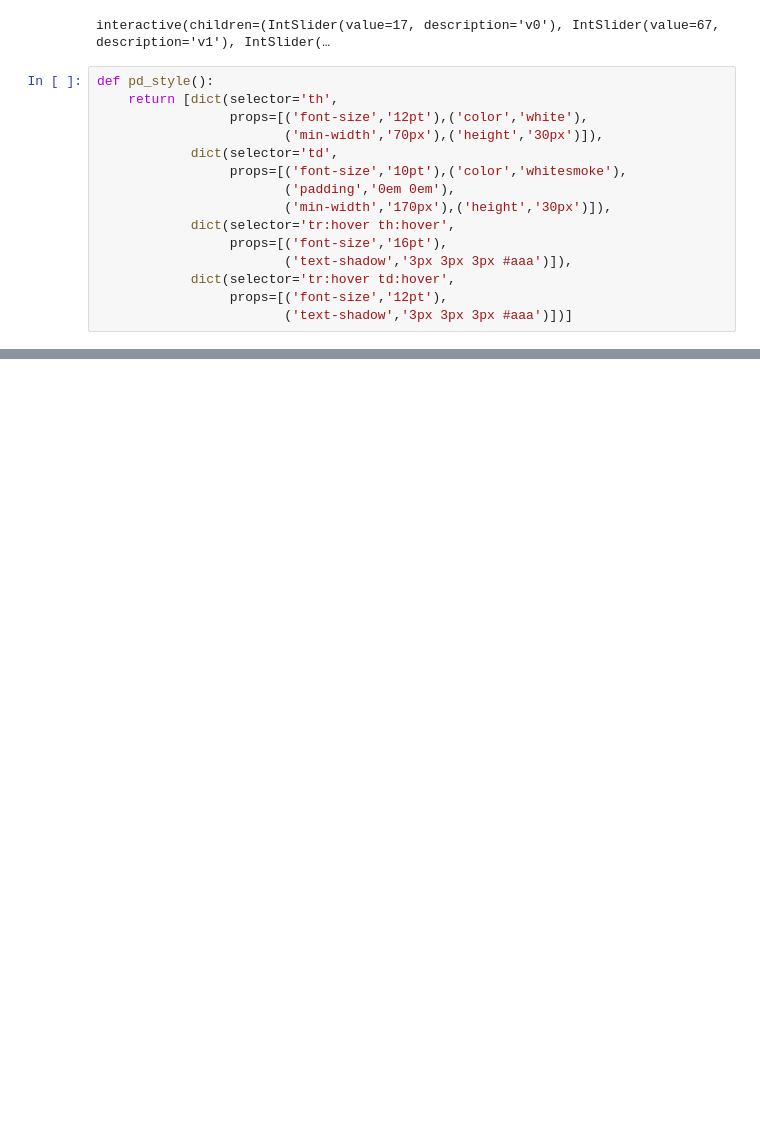
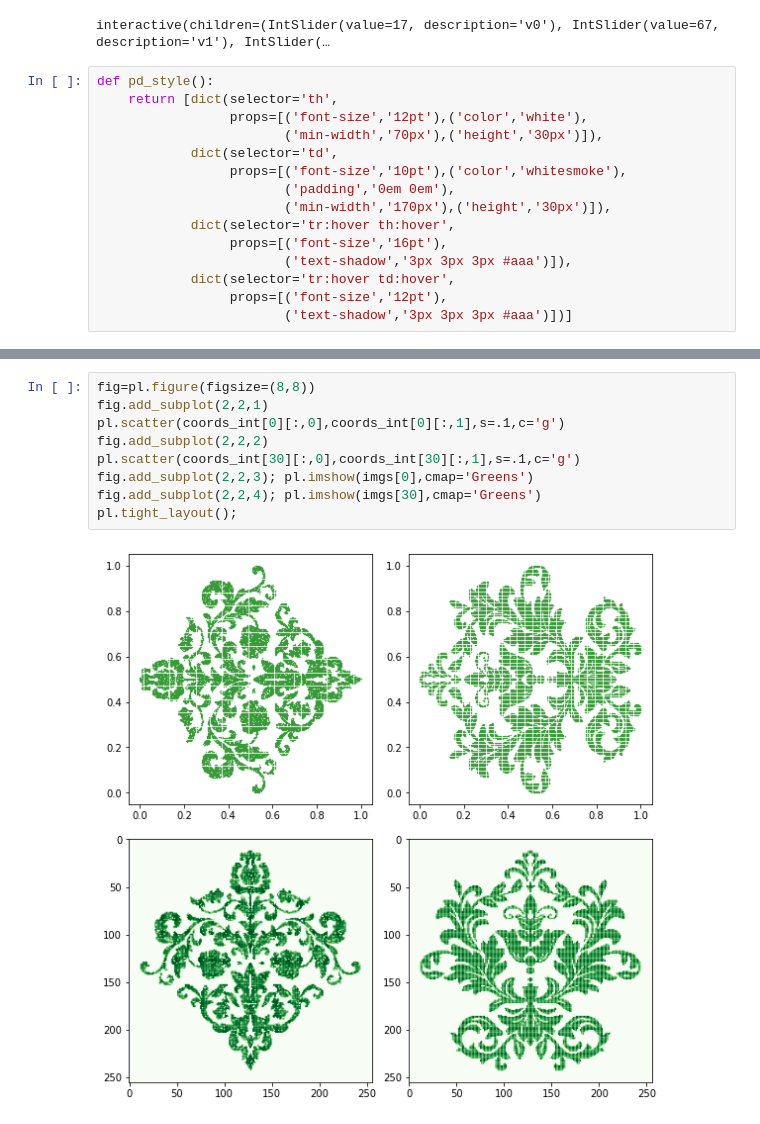
Before and after one commit to OlgaBelitskaya/colab_notebooks, a Jupyter notebook: advanced_outputs.ipynb, the cells around one changed output, grey strips where cells are left out. Drawn from its saved outputs; the diff is of its cells as text; blank space fills up the shorter version.

```diff
--- a/advanced_outputs.ipynb
+++ b/advanced_outputs.ipynb
@@ -125,0 +228,11 @@ interactive(children=(SelectMultiple(description='SYMBOLS', index=(0, 1, 2, 3, 4
+# %%
+fig=pl.figure(figsize=(8,8))
+fig.add_subplot(2,2,1)
+pl.scatter(coords_int[0][:,0],coords_int[0][:,1],s=.1,c='g')
+fig.add_subplot(2,2,2)
+pl.scatter(coords_int[30][:,0],coords_int[30][:,1],s=.1,c='g')
+fig.add_subplot(2,2,3); pl.imshow(imgs[0],cmap='Greens')
+fig.add_subplot(2,2,4); pl.imshow(imgs[30],cmap='Greens')
+pl.tight_layout();
+# %% [output]
+[figure, added]
```
Also changed, not shown: parts of 10 cells of this notebook.
